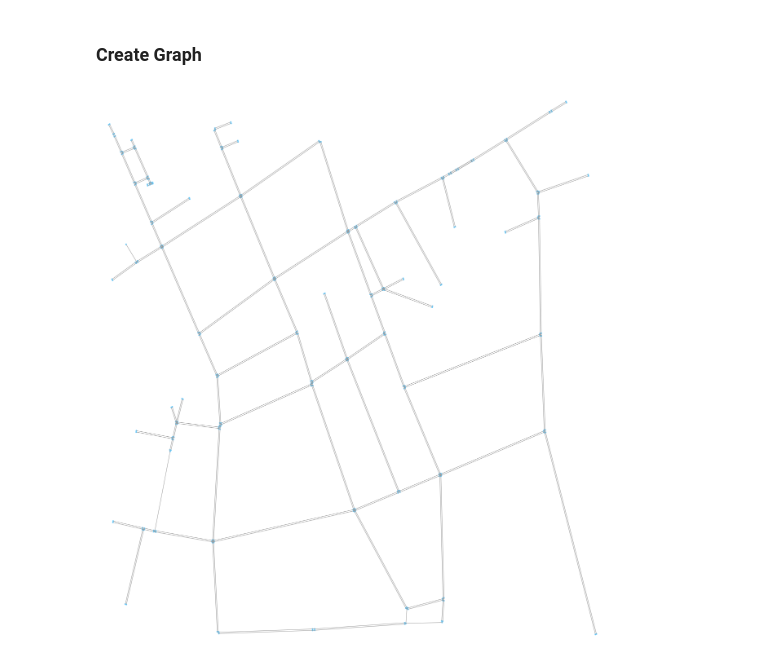
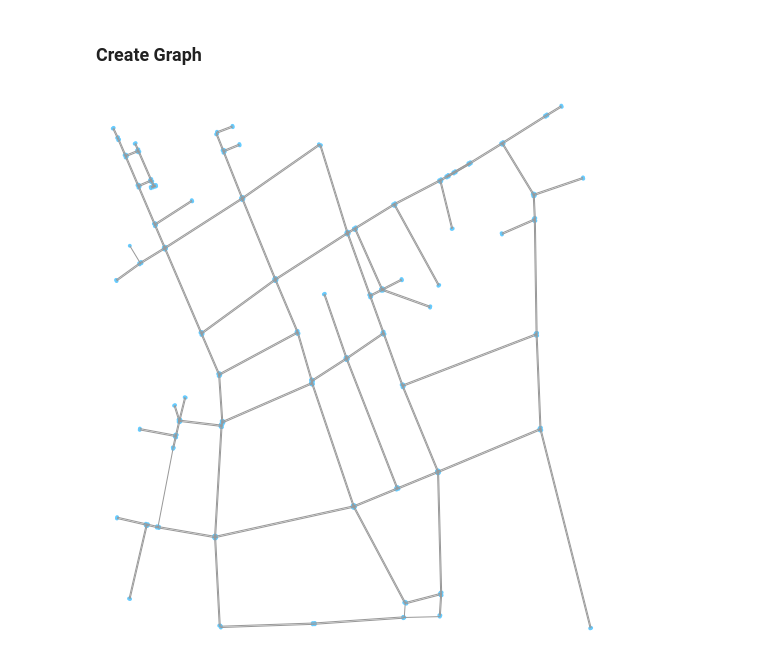
Before and after one commit to umadesai/LISA, a Jupyter notebook: OSMnx Exploration/intersection graph construction.ipynb, the cells around one changed output. Cells and saved outputs as stored; diff of their text form; code cells hidden in the pictures.

```diff
--- a/OSMnx Exploration/intersection graph construction.ipynb
+++ b/OSMnx Exploration/intersection graph construction.ipynb
@@ -254,6 +239,6 @@ edges = set.union(segments, intersections)
 edges = [(u,v,0,{}) for u,v in edges]
 G.add_edges_from(edges);
 # %%
-ox.plot_graph(G, fig_height=25);
+ox.plot_graph(G, fig_height=10);
 # %% [output]
-[figure, old version]
+[figure, new version]
```
Also changed, not shown: parts of 7 cells of this notebook.
